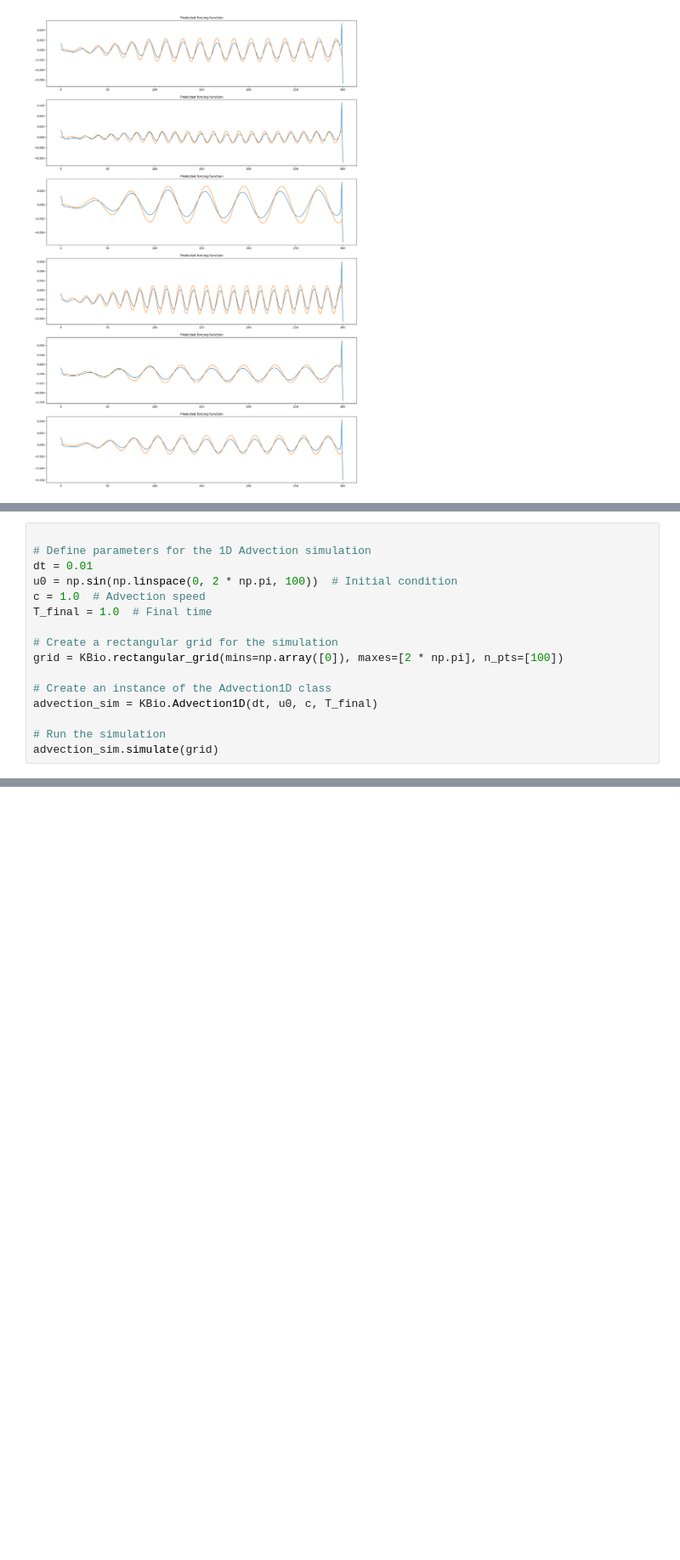
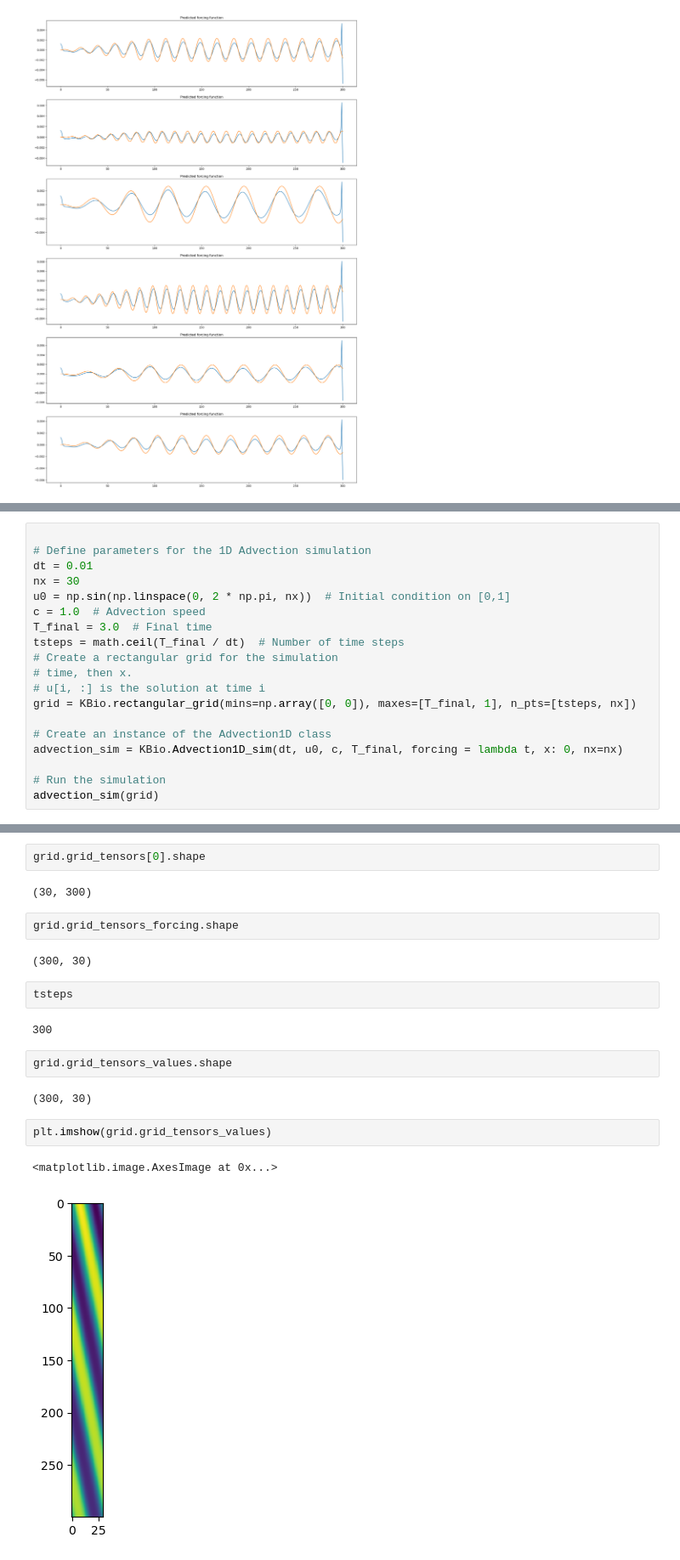
Before and after one commit to MKupperman/KernelPDEforBioProject, a Jupyter notebook: Notebooks/demo_day1_updated.ipynb, the cells around one changed output, grey strips where cells are left out. Shown at 85% size. Drawn from its saved outputs; the diff is of its cells as text; blank space fills up the shorter version.

Commit message:
Progress on PDE solver - it works! Now to handle interpolations onto different grids.
Co-authored-by: NeuronalDynamics <NeuronalDynamics@users.noreply.github.com>

```diff
--- a/Notebooks/demo_day1_updated.ipynb
+++ b/Notebooks/demo_day1_updated.ipynb
@@ -430,16 +431,19 @@ SyntaxError: invalid syntax (dataSimulators.py, line 8)
 
 # Define parameters for the 1D Advection simulation
 dt = 0.01
-u0 = np.sin(np.linspace(0, 2 * np.pi, 100))  # Initial condition
+nx = 30
+u0 = np.sin(np.linspace(0, 2 * np.pi, nx))  # Initial condition on [0,1]
 c = 1.0  # Advection speed
-T_final = 1.0  # Final time
-
+T_final = 3.0  # Final time
+tsteps = math.ceil(T_final / dt)  # Number of time steps
 # Create a rectangular grid for the simulation
-grid = KBio.rectangular_grid(mins=np.array([0]), maxes=[2 * np.pi], n_pts=[100])
+# time, then x.
+# u[i, :] is the solution at time i
+grid = KBio.rectangular_grid(mins=np.array([0, 0]), maxes=[T_final, 1], n_pts=[tsteps, nx])
 
 # Create an instance of the Advection1D class
-advection_sim = KBio.Advection1D(dt, u0, c, T_final)
+advection_sim = KBio.Advection1D_sim(dt, u0, c, T_final, forcing = lambda t, x: 0, nx=nx)
 
 # Run the simulation
-advection_sim.simulate(grid)
+advection_sim(grid)
 # %% [output]
@@ -446,0 +471,21 @@ NameError: name 'np' is not defined
+# %%
+grid.grid_tensors[0].shape
+# %% [output]
+(30, 300)
+# %%
+grid.grid_tensors_forcing.shape
+# %% [output]
+(300, 30)
+# %%
+tsteps
+# %% [output]
+300
+# %%
+grid.grid_tensors_values.shape
+# %% [output]
+(300, 30)
+# %%
+plt.imshow(grid.grid_tensors_values)
+# %% [output]
+<matplotlib.image.AxesImage at 0x...>
+[figure, added]
```
Also changed, not shown: parts of 13 cells of this notebook, 2 other files.
